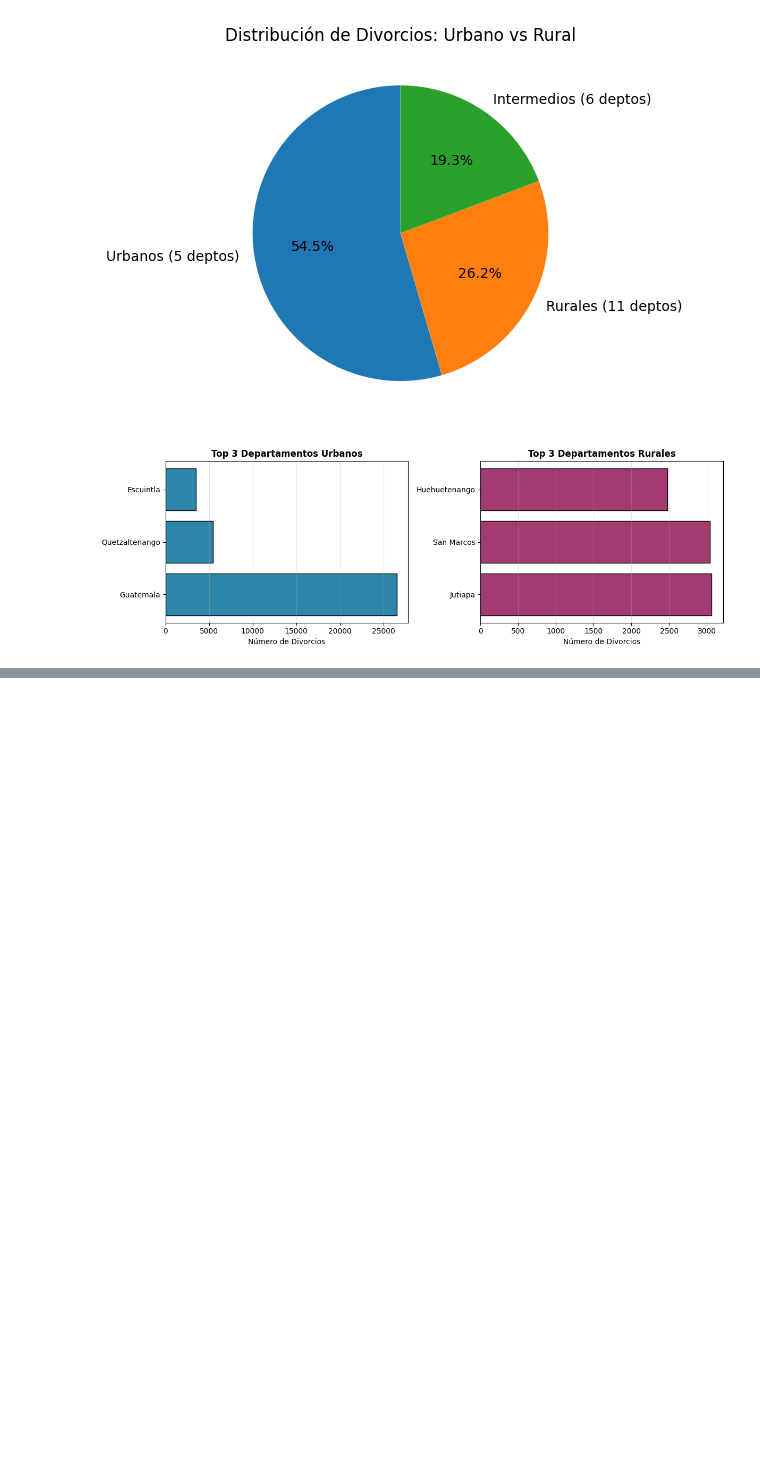
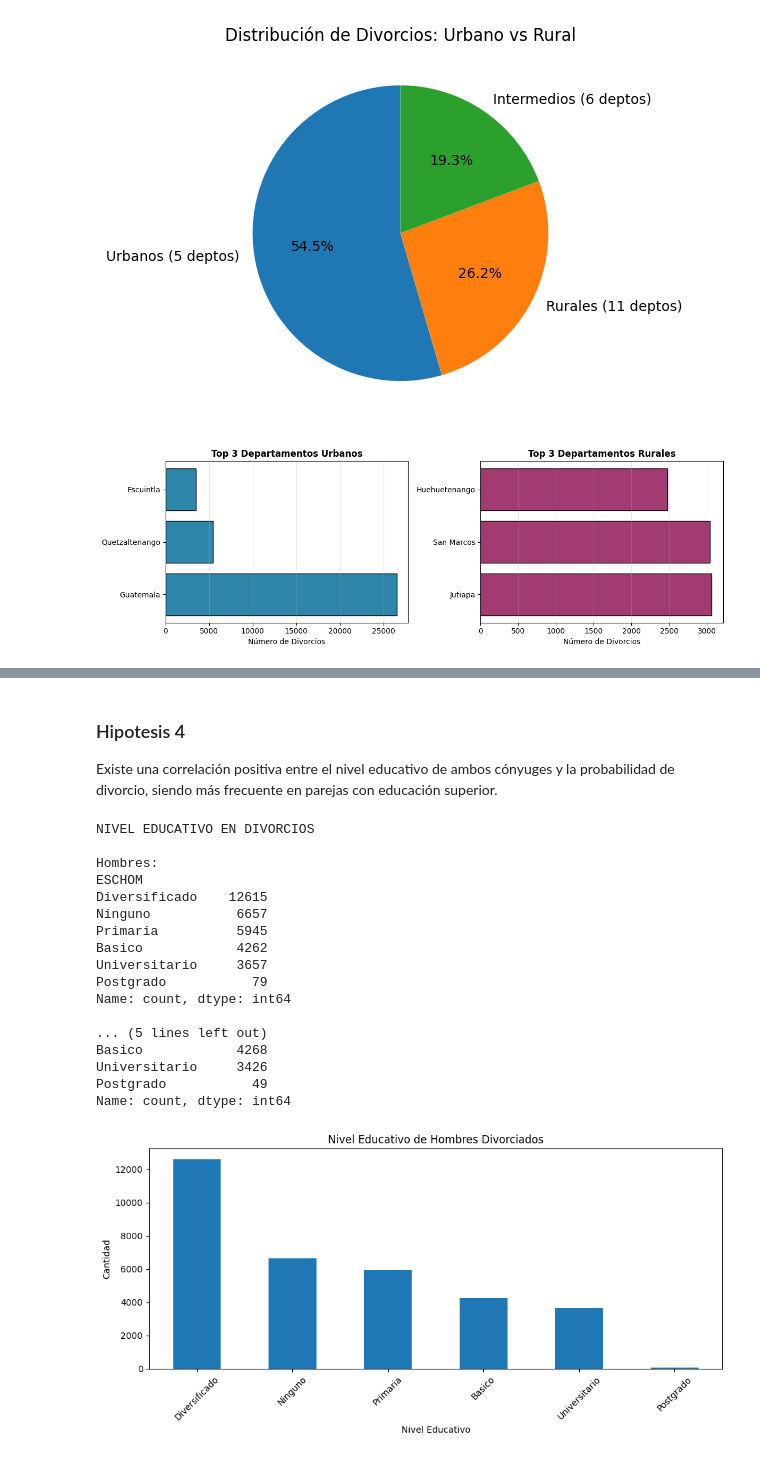
Before and after one commit to AleWWH1104/Proyecto1_md, a Jupyter notebook: src/EDA.ipynb, the cells around one changed output, grey strips where cells are left out. Saved outputs shown, nothing was run; the diff lists cells and outputs as text; code cells hidden in the pictures; blank space fills up the shorter version.

```diff
--- a/src/EDA.ipynb
+++ b/src/EDA.ipynb
@@ -198,0 +294,44 @@ plt.show()
+# %% [markdown]
+### Hipotesis 4
+Existe una correlación positiva entre el nivel educativo de ambos cónyuges y la probabilidad de divorcio, siendo más frecuente en parejas con educación superior.
+# %%
+
+# Filtrar datos válidos (sin "Ignorado")
+df_edu = df[~df['ESCHOM'].str.contains('Ignorado', na=False) &
+            ~df['ESCMUJ'].str.contains('Ignorado', na=False)].copy()
+
+# Frecuencias por nivel educativo
+print("NIVEL EDUCATIVO EN DIVORCIOS\n")
+print("Hombres:")
+print(df_edu['ESCHOM'].value_counts())
+print("\nMujeres:")
+print(df_edu['ESCMUJ'].value_counts())
+
+
+plt.figure(figsize=(10, 5))
+df_edu['ESCHOM'].value_counts().plot(kind='bar')
+plt.title('Nivel Educativo de Hombres Divorciados')
+plt.xlabel('Nivel Educativo')
+plt.ylabel('Cantidad')
+plt.xticks(rotation=45)
+plt.tight_layout()
+plt.show()
+# %% [output]
+NIVEL EDUCATIVO EN DIVORCIOS
+
+Hombres:
+ESCHOM
+Diversificado    12615
+Ninguno           6657
+Primaria          5945
+Basico            4262
+Universitario     3657
+Postgrado           79
+Name: count, dtype: int64
+
+... (5 lines left out)
+Basico            4268
+Universitario     3426
+Postgrado           49
+Name: count, dtype: int64
+[figure, added]
```
Also changed, not shown: parts of 5 cells of this notebook.
